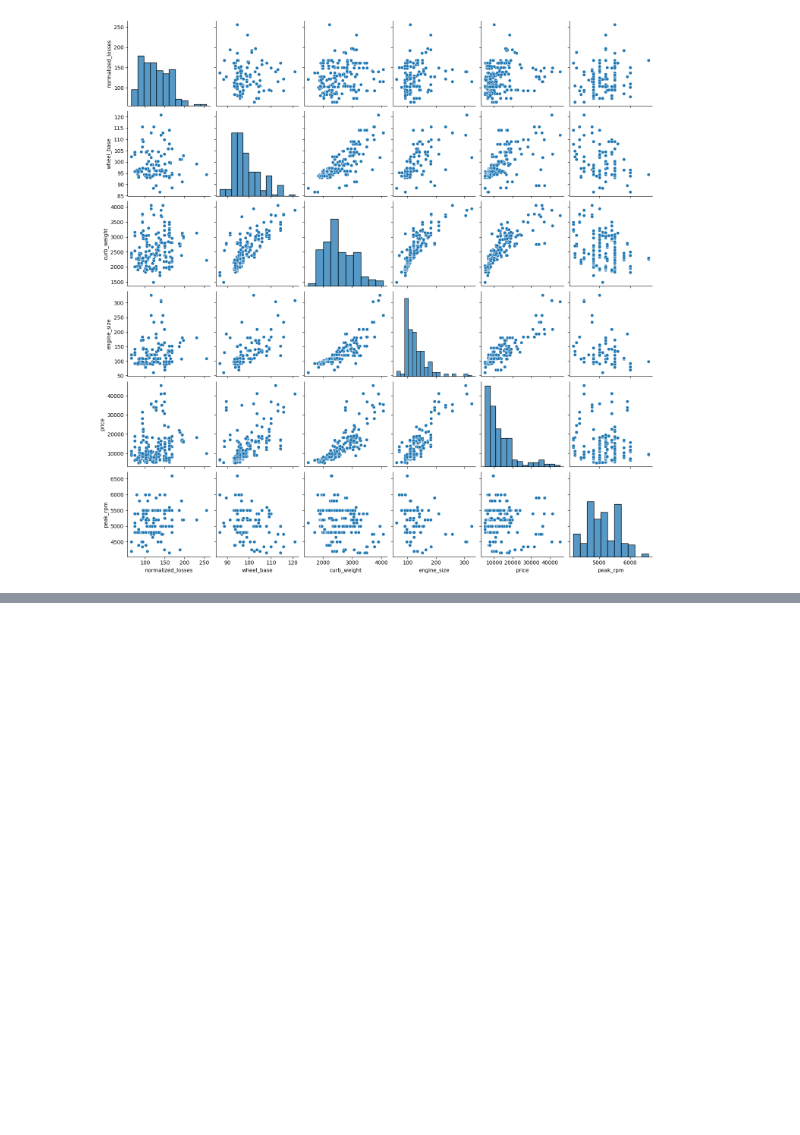
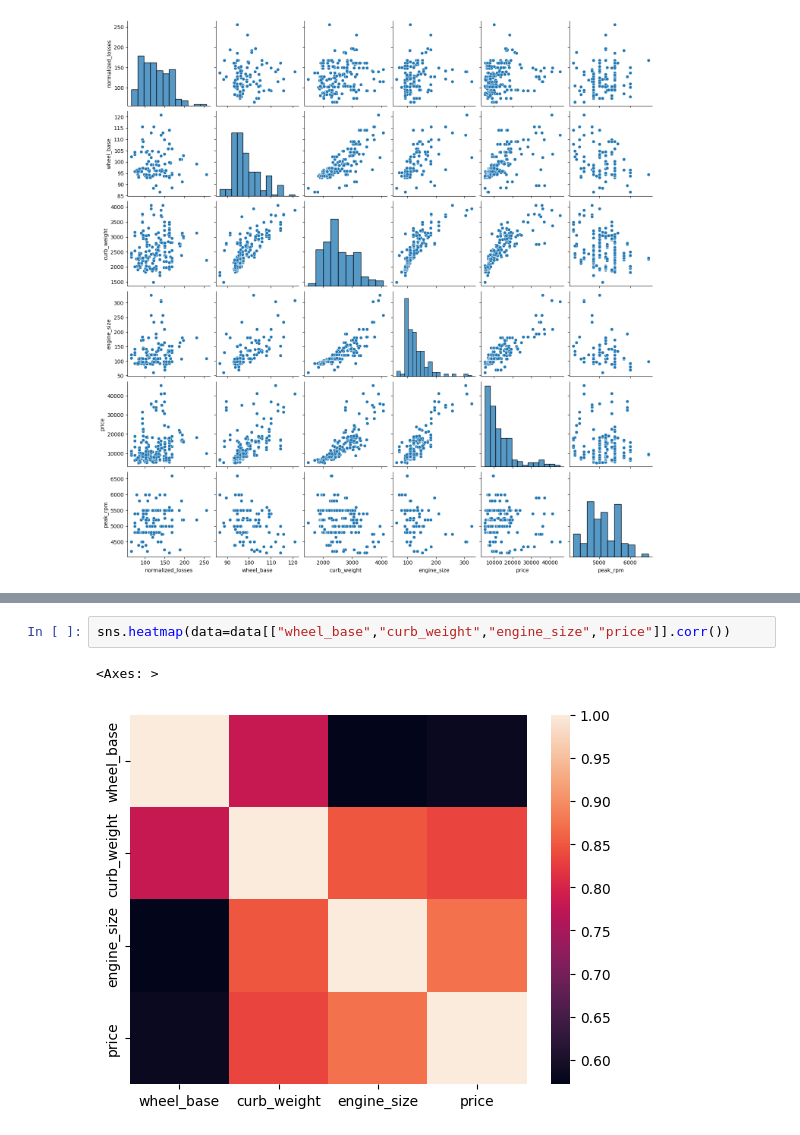
Before and after one commit to sumanthgm/Data_Science_Python, a Jupyter notebook: Practice_dataVisualization.ipynb, the cells around one changed output, grey strips where cells are left out. Cells and saved outputs as stored; diff of their text form; blank space fills up the shorter version.

```diff
--- a/Practice_dataVisualization.ipynb
+++ b/Practice_dataVisualization.ipynb
@@ -489,0 +512,5 @@ sns.pairplot(data=data[["normalized_losses",
+# %%
+sns.heatmap(data=data[["wheel_base","curb_weight","engine_size","price"]].corr())
+# %% [output]
+<Axes: >
+[figure, added]
```
Also changed, not shown: parts of 6 cells of this notebook.
